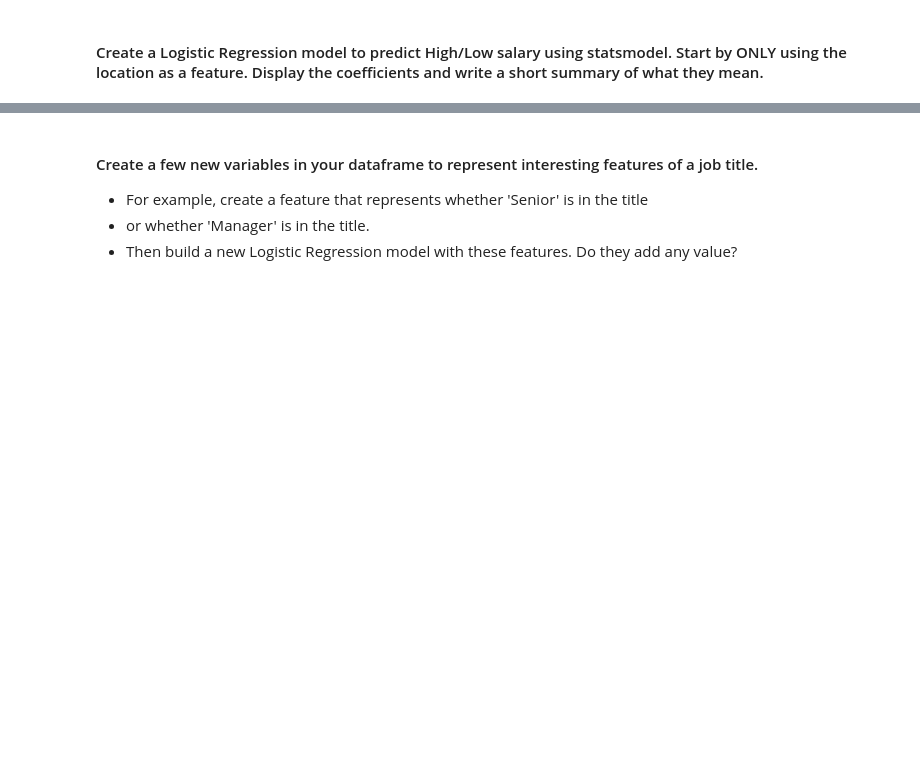
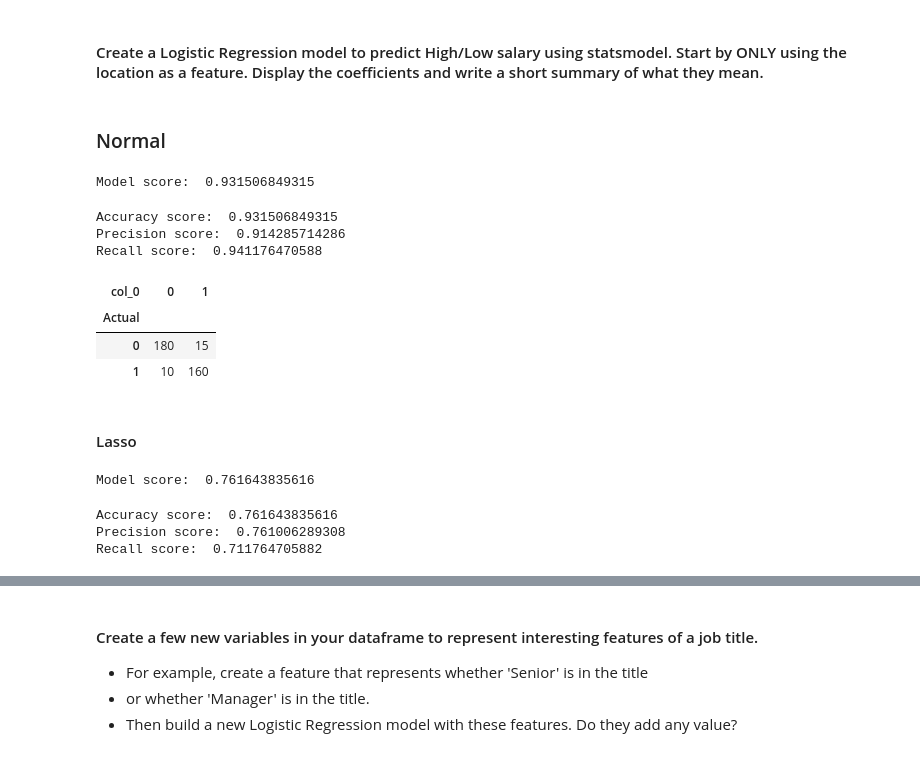
Before and after one commit to tamisalex/DSI, a Jupyter notebook: curriculum/02-projects/01-projects-weekly/project-04/starter-code/starter_code.ipynb, the cells around one changed output, grey strips where cells are left out. Cells and saved outputs as stored; diff of their text form; code cells hidden in the pictures; blank space fills up the shorter version.

```diff
--- a/curriculum/02-projects/01-projects-weekly/project-04/starter-code/starter_code.ipynb
+++ b/curriculum/02-projects/01-projects-weekly/project-04/starter-code/starter_code.ipynb
@@ -161,0 +247,13 @@ Lastly, we need to clean up salary data.
+# %%
+meanSalary = np.mean(data["salary"])
+
+def HigherOrLower(salary):
+    if salary > meanSalary:
+        return 1
+    else:
+        return 0
+
+data["HighLow"] = map(HigherOrLower,data["salary"])
+smdata = data
+smdata["Intercept"] = 1
+#data["Intercept"] = 1
@@ -169,0 +311,17 @@ Lastly, we need to clean up salary data.
+# %%
+categories = ["location","company","categorizedTitle"]
+for category in categories:
+    series = data[category]
+    dummies = pd.get_dummies(series, prefix=category)
+    data = pd.concat([data, dummies], axis=1)
+    if(categories != "company"):
+        smdata = pd.concat([smdata, dummies], axis = 1)
+
+#delete most common location for colinearity
+del data["location_"+mostCommonLocation]
+del data["company_"+mostCommonCompany]
+del data["categorizedTitle_"+str(mostCommonTitle)]
+
+del smdata["location_"+mostCommonLocation]
+del smdata["company_"+mostCommonCompany]
+del smdata["categorizedTitle_"+str(mostCommonTitle)]
@@ -169,0 +330,46 @@ Lastly, we need to clean up salary data.
+# %%
+X = data.iloc[:,7:]
+y = data["HighLow"]
+y.name = "Actual"
+# %% [markdown]
+### Normal
+# %%
+logiReg = LogisticRegression()
+model = logiReg.fit(X,y)
+predictions = model.predict(X)
+print "Model score: ", model.score(X,y)
+# %% [output]
+Model score:  0.931506849315
+# %%
+print "Accuracy score: ", metrics.accuracy_score(y,predictions)
+print "Precision score: ", metrics.precision_score(y,predictions)
+print "Recall score: ", metrics.recall_score(y,predictions)
+# %% [output]
+Accuracy score:  0.931506849315
+Precision score:  0.914285714286
+Recall score:  0.941176470588
+# %%
+pd.crosstab(y,predictions)
+# %% [output]
+| col_0 | 0 | 1 |
+| Actual |  |  |
+| 0 | 180 | 15 |
+| 1 | 10 | 160 |
+# %% [markdown]
+#### Lasso
+# %%
+logiReg = LogisticRegression()
+logiReg.penalty = "l1"
+model = logiReg.fit(X,y)
+predictions = model.predict(X)
+print "Model score: ", model.score(X,y)
+# %% [output]
+Model score:  0.761643835616
+# %%
+print "Accuracy score: ", accuracy_score(y,predictions)
+print "Precision score: ", precision_score(y,predictions)
+print "Recall score: ", recall_score(y,predictions)
+# %% [output]
+Accuracy score:  0.761643835616
+Precision score:  0.761006289308
+Recall score:  0.711764705882
```
Also changed, not shown: parts of 38 cells of this notebook, 10 other files.
